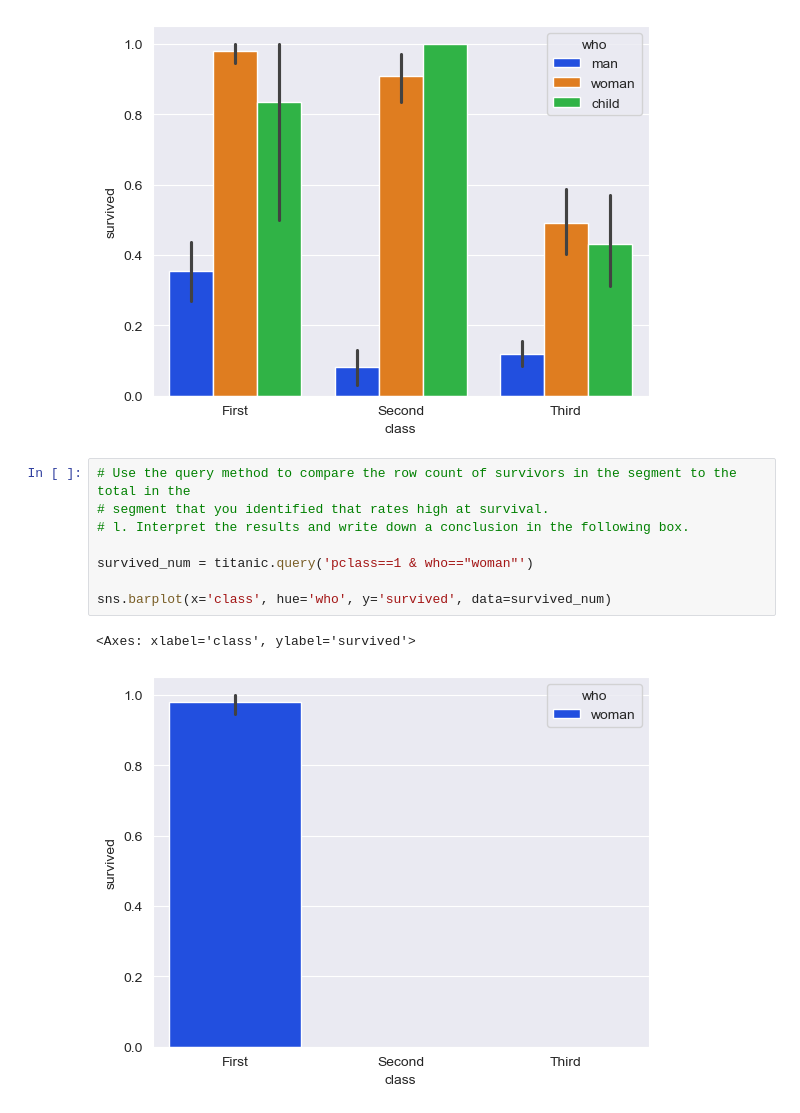
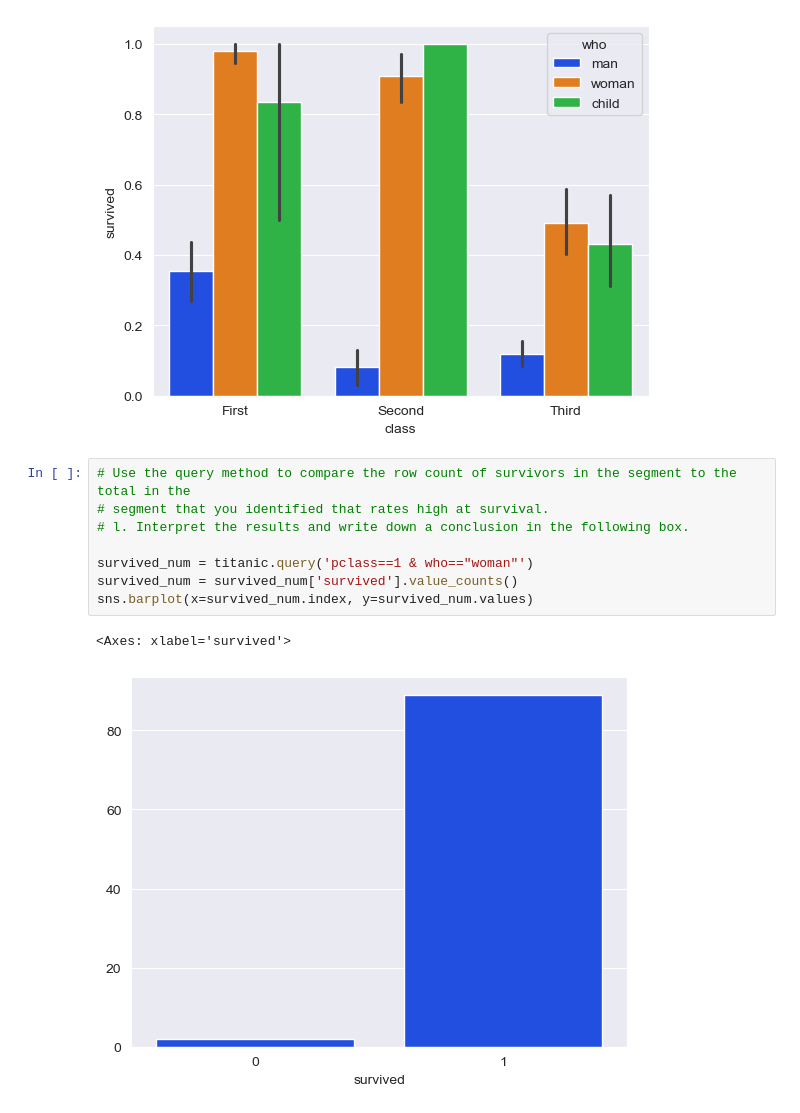
Before and after one commit to Xyehtz/AI-and-Machine-Learning, a Jupyter notebook: Lab 3/part4.ipynb, the cells around one changed output. Saved outputs shown, nothing was run; the diff lists cells and outputs as text.

```diff
--- a/Lab 3/part4.ipynb
+++ b/Lab 3/part4.ipynb
@@ -104,11 +105,11 @@ sns.barplot(x='class', hue='who', y='survived', data=titanic)
 # %%
 # Use the query method to compare the row count of survivors in the segment to the total in the
 # segment that you identified that rates high at survival.
 # l. Interpret the results and write down a conclusion in the following box.
 
 survived_num = titanic.query('pclass==1 & who=="woman"')
-
-sns.barplot(x='class', hue='who', y='survived', data=survived_num)
+survived_num = survived_num['survived'].value_counts()
+sns.barplot(x=survived_num.index, y=survived_num.values)
 # %% [output]
-<Axes: xlabel='class', ylabel='survived'>
+<Axes: xlabel='survived'>
-[figure, old version]
+[figure, new version]
```
Also changed, not shown: parts of 3 cells of this notebook.
